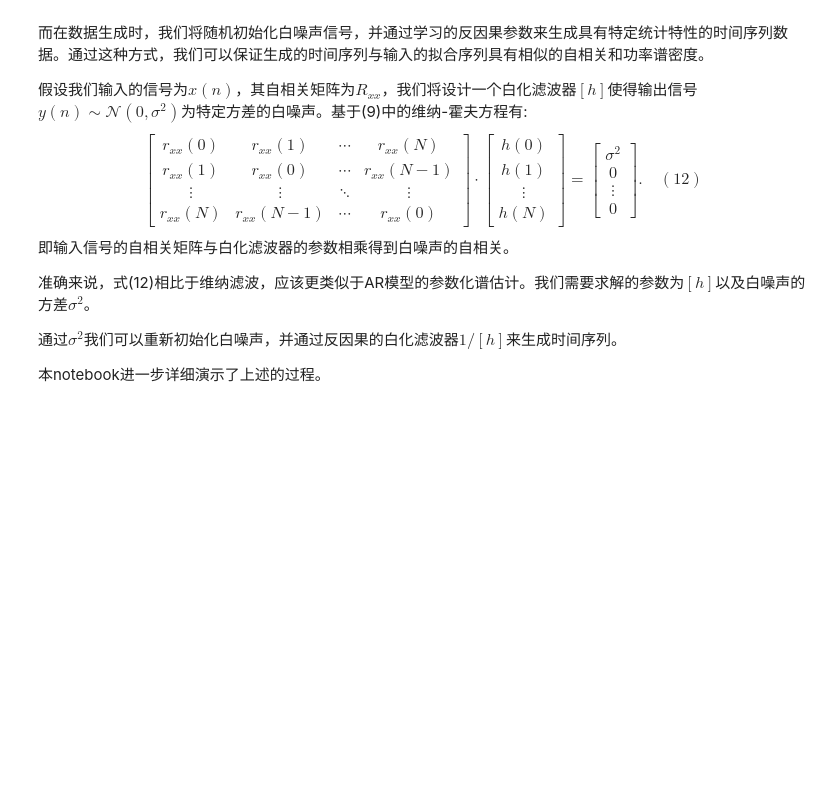
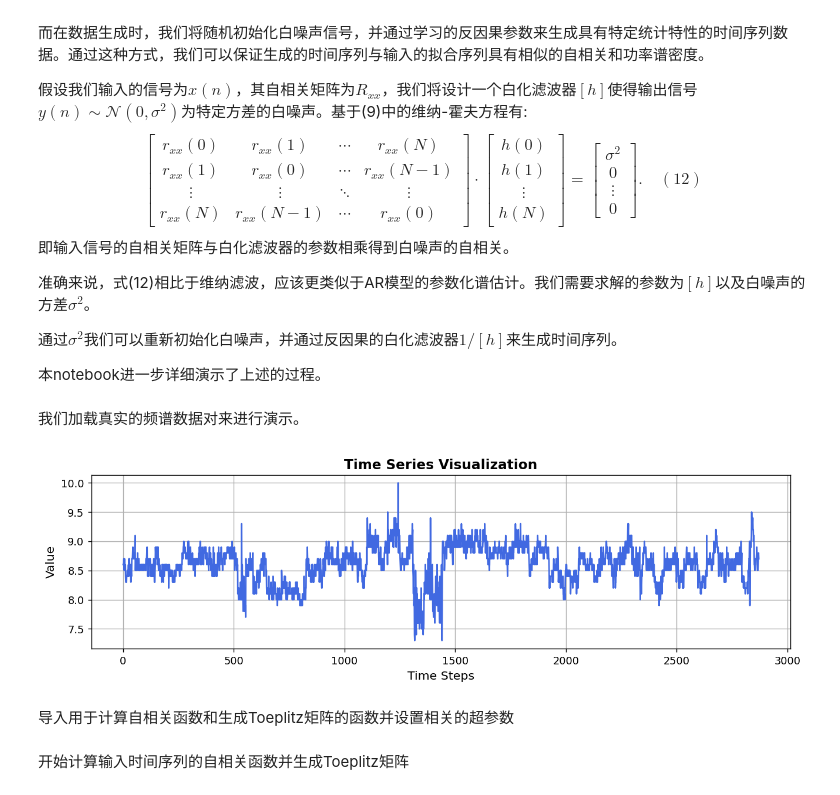
Before and after one commit to wwhenxuan/S2Generator, a Jupyter notebook: examples/20-wiener_filter_simulator.ipynb, the cells around one changed output. Drawn from its saved outputs; the diff is of its cells as text; code cells hidden in the pictures; blank space fills up the shorter version.

```diff
--- a/examples/20-wiener_filter_simulator.ipynb
+++ b/examples/20-wiener_filter_simulator.ipynb
@@ -92,0 +94,9 @@ from s2generator.utils import yule_walker, plot_simulator_statistics
+# %% [markdown]
+我们加载真实的频谱数据对来进行演示。
+# %%
+time_series = np.load("..\docs\source\_static\spectrum.npy")
+fig = plot_time_series(time_series, dpi=128)
+# %% [output]
+[figure, added]
+# %% [markdown]
+导入用于计算自相关函数和生成Toeplitz矩阵的函数并设置相关的超参数
@@ -92,0 +110,2 @@ from s2generator.utils import yule_walker, plot_simulator_statistics
+# %% [markdown]
+开始计算输入时间序列的自相关函数并生成Toeplitz矩阵
```
Also changed, not shown: parts of 13 cells of this notebook.
